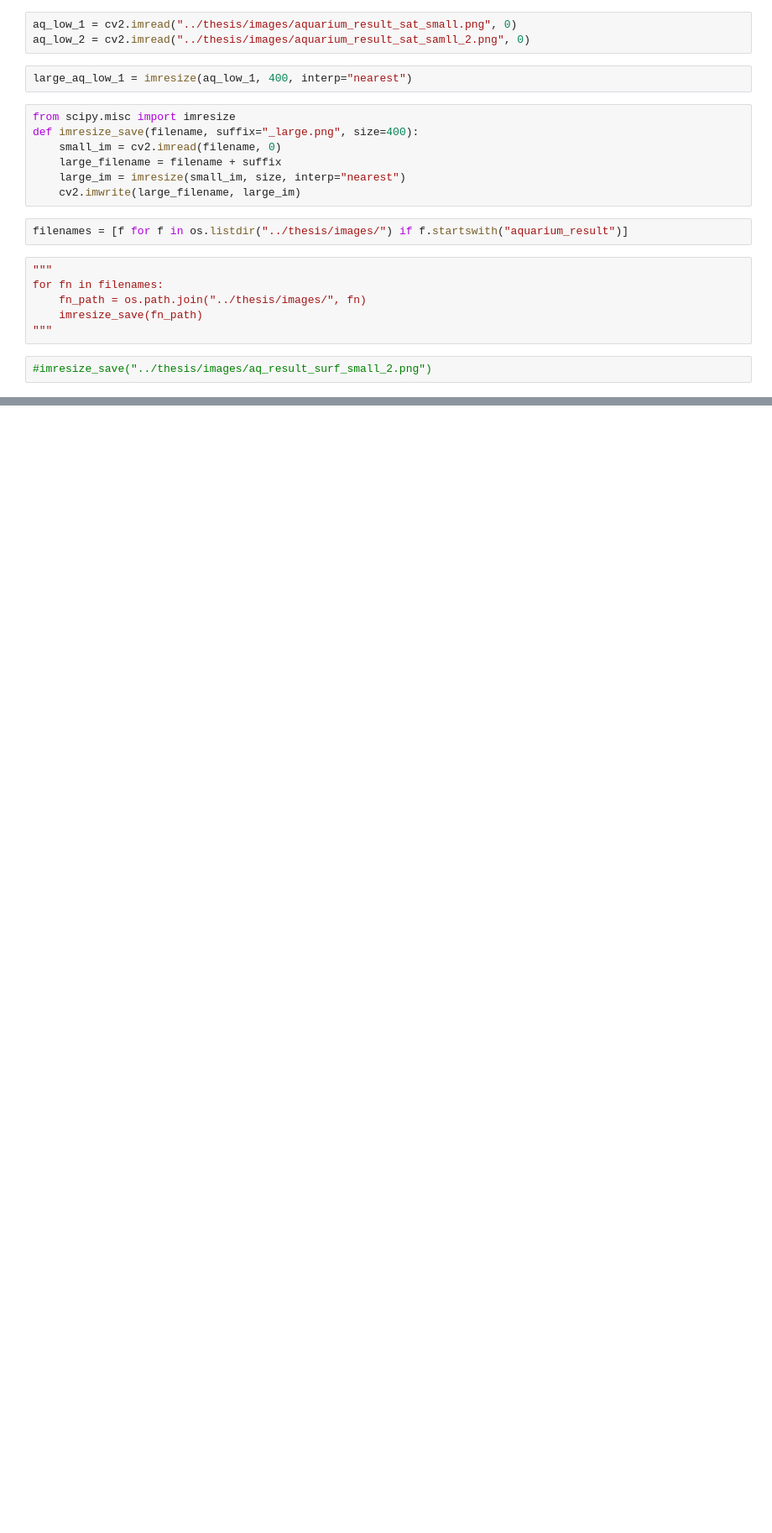
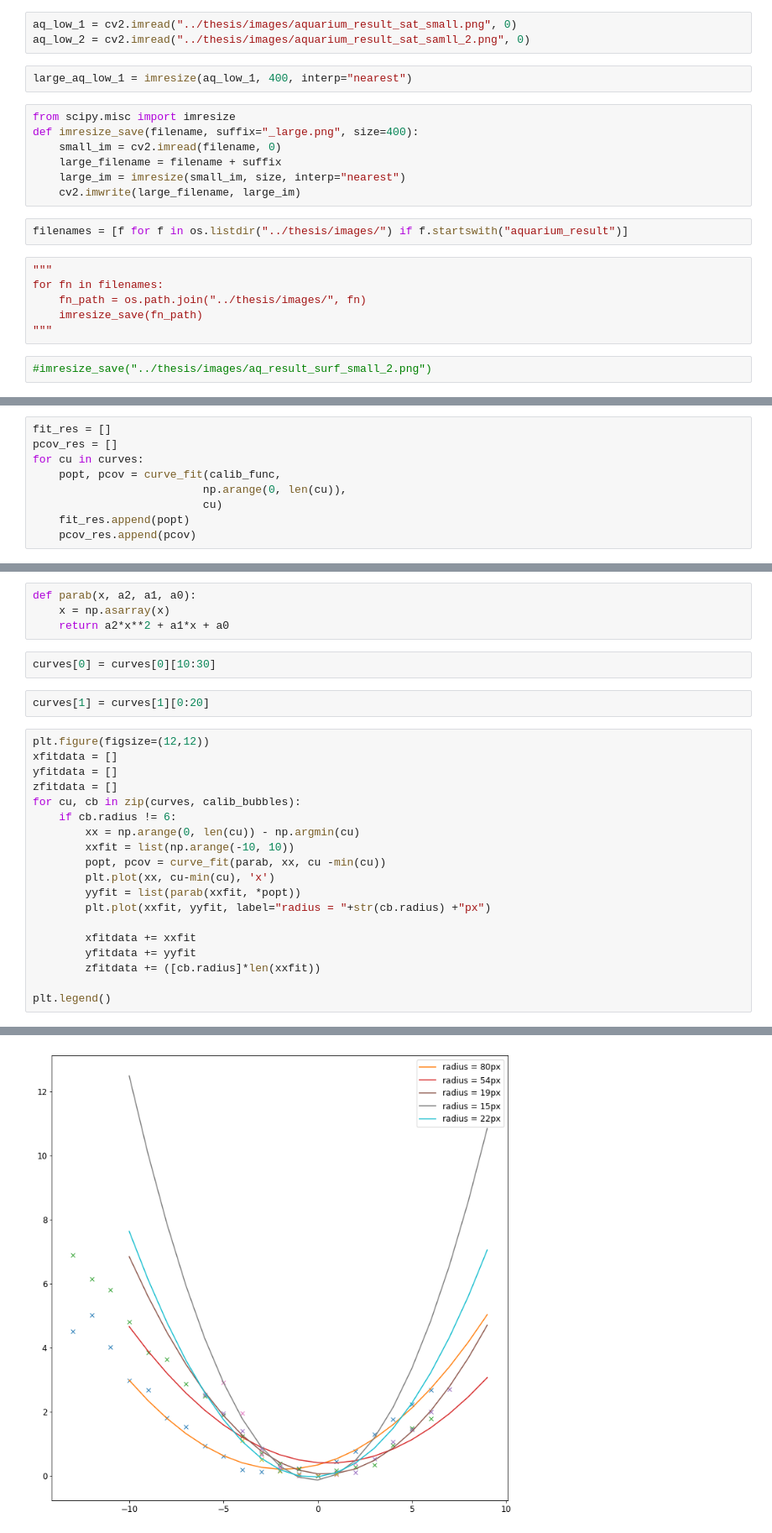
Before and after one commit to zazizizou/gradient_ansatz, a Jupyter notebook: thesis_graphsand_figures.ipynb, the cells around one changed output, grey strips where cells are left out. Shown at 84% size. Cells and saved outputs as stored; diff of their text form; blank space fills up the shorter version.

```diff
--- a/thesis_graphsand_figures.ipynb
+++ b/thesis_graphsand_figures.ipynb
@@ -448,0 +525,9 @@ for fn in filenames:
+# %%
+fit_res = []
+pcov_res = []
+for cu in curves:
+    popt, pcov = curve_fit(calib_func,
+                          np.arange(0, len(cu)),
+                          cu)
+    fit_res.append(popt)
+    pcov_res.append(pcov)
@@ -448,0 +548,28 @@ for fn in filenames:
+# %%
+def parab(x, a2, a1, a0):
+    x = np.asarray(x)
+    return a2*x**2 + a1*x + a0
+# %%
+curves[0] = curves[0][10:30]
+# %%
+curves[1] = curves[1][0:20]
+# %%
+plt.figure(figsize=(12,12))
+xfitdata = []
+yfitdata = []
+zfitdata = []
+for cu, cb in zip(curves, calib_bubbles):
+    if cb.radius != 6:
+        xx = np.arange(0, len(cu)) - np.argmin(cu)
+        xxfit = list(np.arange(-10, 10))
+        popt, pcov = curve_fit(parab, xx, cu -min(cu))
+        plt.plot(xx, cu-min(cu), 'x')
+        yyfit = list(parab(xxfit, *popt))
+        plt.plot(xxfit, yyfit, label="radius = "+str(cb.radius) +"px")
+
+        xfitdata += xxfit
+        yfitdata += yyfit
+        zfitdata += ([cb.radius]*len(xxfit))
+
+plt.legend()
+# %% [output]
@@ -448,0 +577 @@ for fn in filenames:
+[figure, added]
```
Also changed, not shown: parts of 18 cells of this notebook, 1 other file.
